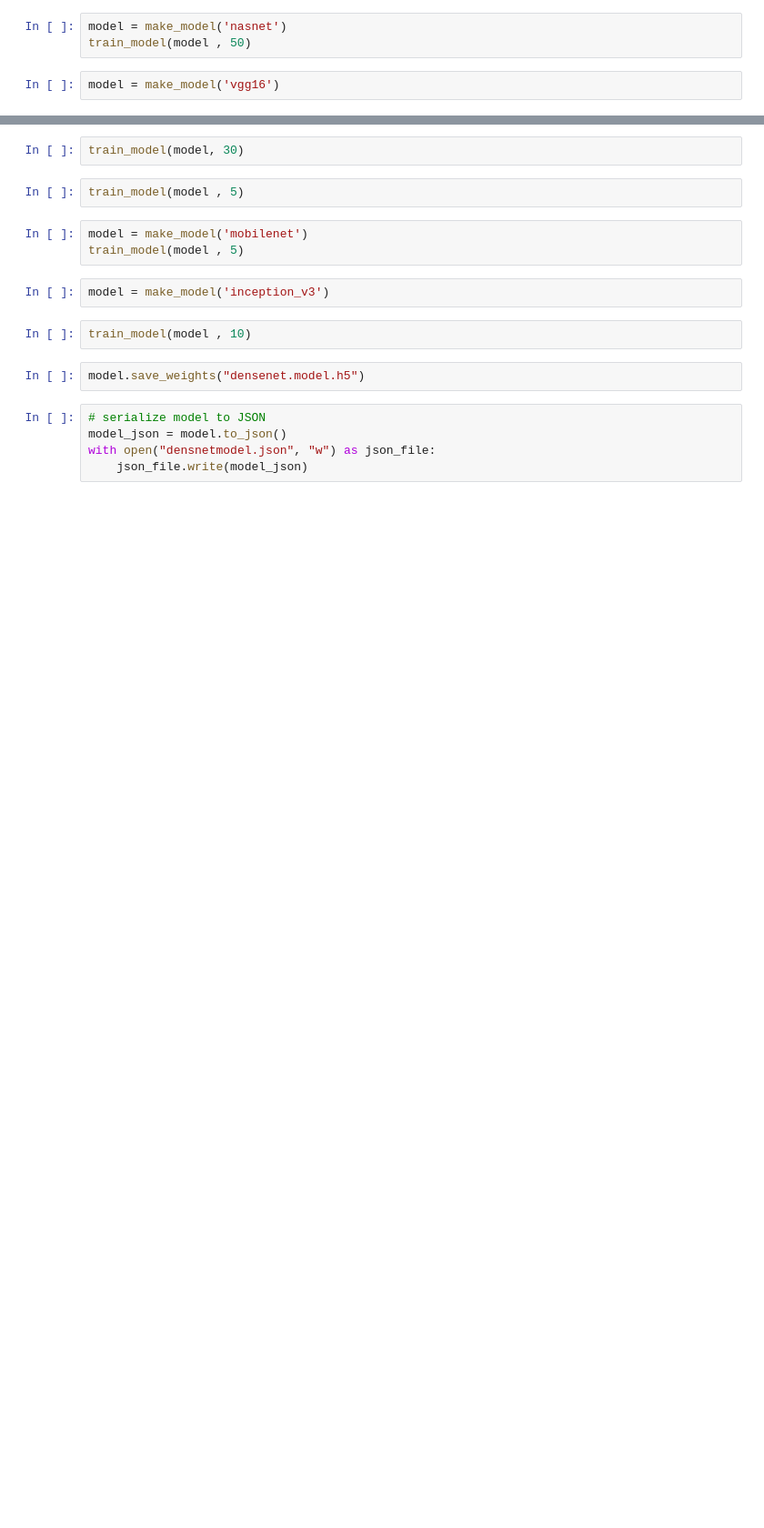
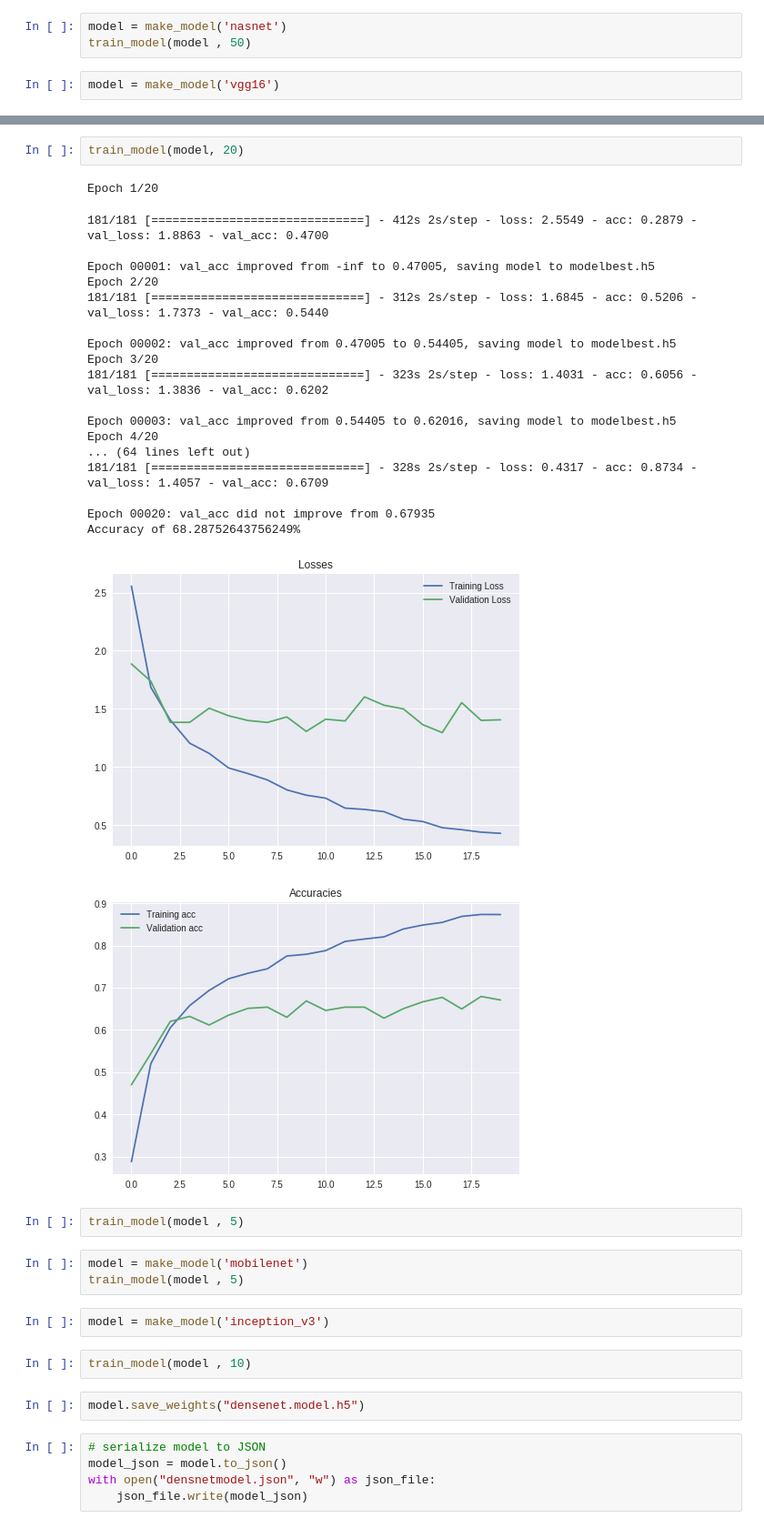
Before and after one commit to Younes-Charfaoui/Picnic-Hackathon, a Jupyter notebook: Picnic_Hackathon.ipynb, the cells around one changed output, grey strips where cells are left out. Shown at 91% size. Drawn from its saved outputs; the diff is of its cells as text; blank space fills up the shorter version.

```diff
--- a/Picnic_Hackathon.ipynb
+++ b/Picnic_Hackathon.ipynb
@@ -426,7 +382,28 @@ Trainable params: 7,386,649
 Non-trainable params: 16,110,632
 _________________________________________________________________
 # %%
-train_model(model, 30)
+train_model(model, 20)
+# %% [output]
+Epoch 1/20
+181/181 [==============================] - 412s 2s/step - loss: 2.5549 - acc: 0.2879 - val_loss: 1.8863 - val_acc: 0.4700
+
+Epoch 00001: val_acc improved from -inf to 0.47005, saving model to modelbest.h5
+Epoch 2/20
+181/181 [==============================] - 312s 2s/step - loss: 1.6845 - acc: 0.5206 - val_loss: 1.7373 - val_acc: 0.5440
+
+Epoch 00002: val_acc improved from 0.47005 to 0.54405, saving model to modelbest.h5
+Epoch 3/20
+181/181 [==============================] - 323s 2s/step - loss: 1.4031 - acc: 0.6056 - val_loss: 1.3836 - val_acc: 0.6202
+
+Epoch 00003: val_acc improved from 0.54405 to 0.62016, saving model to modelbest.h5
+Epoch 4/20
+... (64 lines left out)
+181/181 [==============================] - 328s 2s/step - loss: 0.4317 - acc: 0.8734 - val_loss: 1.4057 - val_acc: 0.6709
+
+Epoch 00020: val_acc did not improve from 0.67935
+Accuracy of 68.28752643756249%
+[figure, added]
+[figure, added]
 # %%
 train_model(model , 5)
 # %%
```
Also changed, not shown: parts of 11 cells of this notebook.
